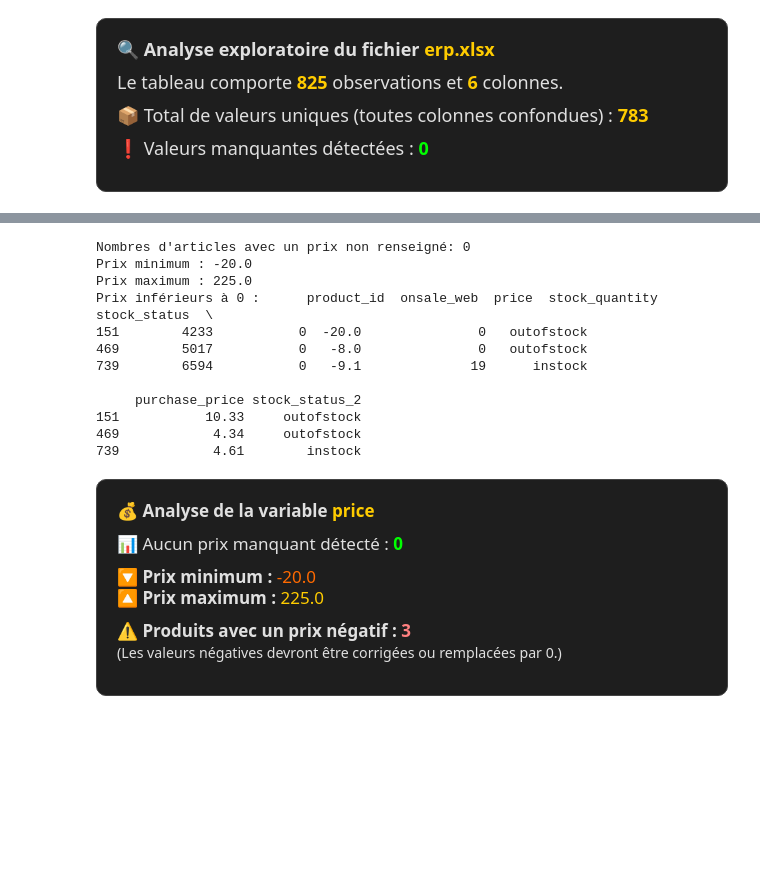
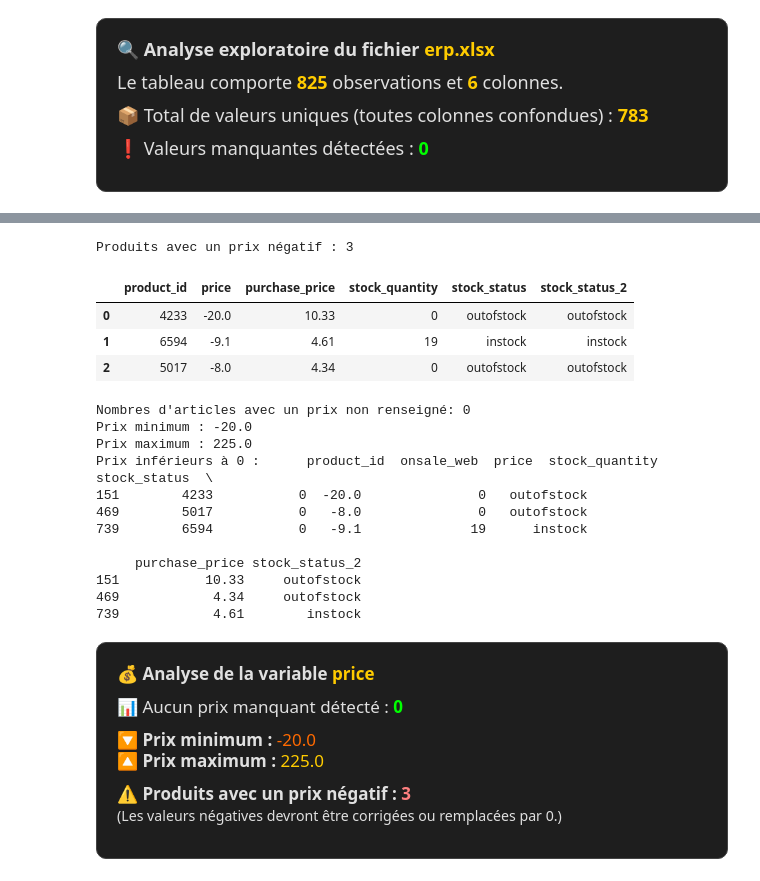
Before and after one commit to Stephane-OC/bottleneck, a Jupyter notebook: analyse_bottleneck.ipynb, the cells around one changed output, grey strips where cells are left out. Saved outputs shown, nothing was run; the diff lists cells and outputs as text; code cells hidden in the pictures; blank space fills up the shorter version.

```diff
--- a/analyse_bottleneck.ipynb
+++ b/analyse_bottleneck.ipynb
@@ -584,34 +584,47 @@ et <span style='color:#ffcc00;font-weight:bold;'>6</span> colonnes.</p>
 # %%
 ###############
 ## LES PRIX  ##
 ###############
 
 # Vérification des prix: Y a-t-il des prix non renseignés, négatifs ou nuls ?
 
-# Afficher le ou les prix non renseignés dans la colonne "price"
-print("Nombres d'articles avec un prix non renseigné: {}".format(df_erp["price"].isna().sum()))
+prix_negatifs = df_erp[df_erp["price"] < 0].copy()
+cols = ["product_id", "price", "purchase_price", "stock_quantity", "stock_status", "stock_status_2"]
+cols = [c for c in cols if c in prix_negatifs.columns]
 
-# Afficher le prix minimum de la colonne "price"
-print("Prix minimum :", df_erp["price"].min())
-
-# Afficher le prix maximum de la colonne "price"
-print("Prix maximum :", df_erp["price"].max())
-
-# Afficher les prix inférieurs à 0 (qu'est-ce qu'il faut en faire ?)
-print("Prix inférieurs à 0 :", df_erp[df_erp["price"] < 0])
+print("Produits avec un prix négatif :", len(prix_negatifs))
+display(prix_negatifs[cols].sort_values("price").reset_index(drop=True))
 # %% [output]
-Nombres d'articles avec un prix non renseigné: 0
-Prix minimum : -20.0
-Prix maximum : 225.0
-Prix inférieurs à 0 :      product_id  onsale_web  price  stock_quantity stock_status  \
-151        4233           0  -20.0               0   outofstock
-469        5017           0   -8.0               0   outofstock
-739        6594           0   -9.1              19      instock
-
-     purchase_price stock_status_2
-151           10.33     outofstock
-469            4.34     outofstock
-739            4.61        instock
+Produits avec un prix négatif : 3
+|  | product_id | price | purchase_price | stock_quantity | stock_status | stock_status_2 |
+| 0 | 4233 | -20.0 | 10.33 | 0 | outofstock | outofstock |
+| 1 | 6594 | -9.1 | 4.61 | 19 | instock | instock |
+| 2 | 5017 | -8.0 | 4.34 | 0 | outofstock | outofstock |
+# %%
+# Afficher le ou les prix non renseignés dans la colonne "price"
+print("Nombres d'articles avec un prix non renseigné: {}".format(df_erp["price"].isna().sum()))
+
+# Afficher le prix minimum de la colonne "price"
+print("Prix minimum :", df_erp["price"].min())
+
+# Afficher le prix maximum de la colonne "price"
+print("Prix maximum :", df_erp["price"].max())
+
+# Afficher les prix inférieurs à 0 (qu'est-ce qu'il faut en faire ?)
+print("Prix inférieurs à 0 :", df_erp[df_erp["price"] < 0])
+# %% [output]
+Nombres d'articles avec un prix non renseigné: 0
+Prix minimum : -20.0
+Prix maximum : 225.0
+Prix inférieurs à 0 :      product_id  onsale_web  price  stock_quantity stock_status  \
+151        4233           0  -20.0               0   outofstock
+469        5017           0   -8.0               0   outofstock
+739        6594           0   -9.1              19      instock
+
+     purchase_price stock_status_2
+151           10.33     outofstock
+469            4.34     outofstock
+739            4.61        instock
 # %% [markdown]
 <div style="font-family:Segoe UI, Arial; font-size:17px; color:#e0e0e0;
 background-color:#1e1e1e; padding:20px; border-radius:10px; border:1px solid #444;
```
Also changed, not shown: parts of 16 cells of this notebook, 3 other files.
